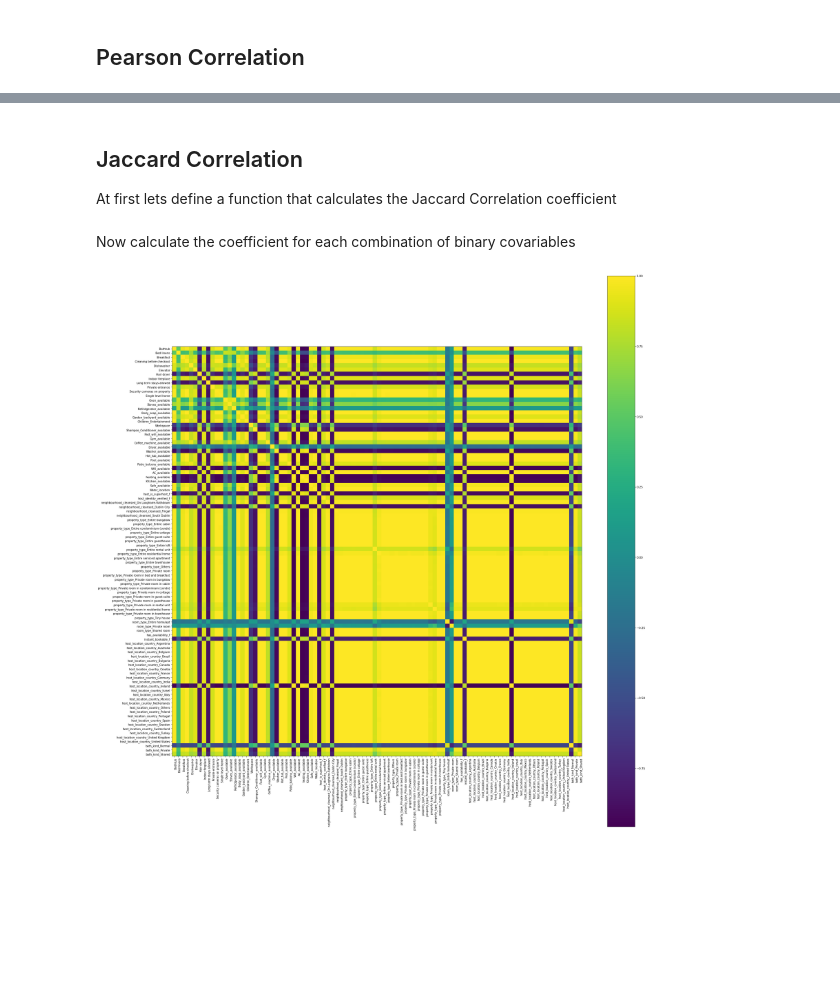
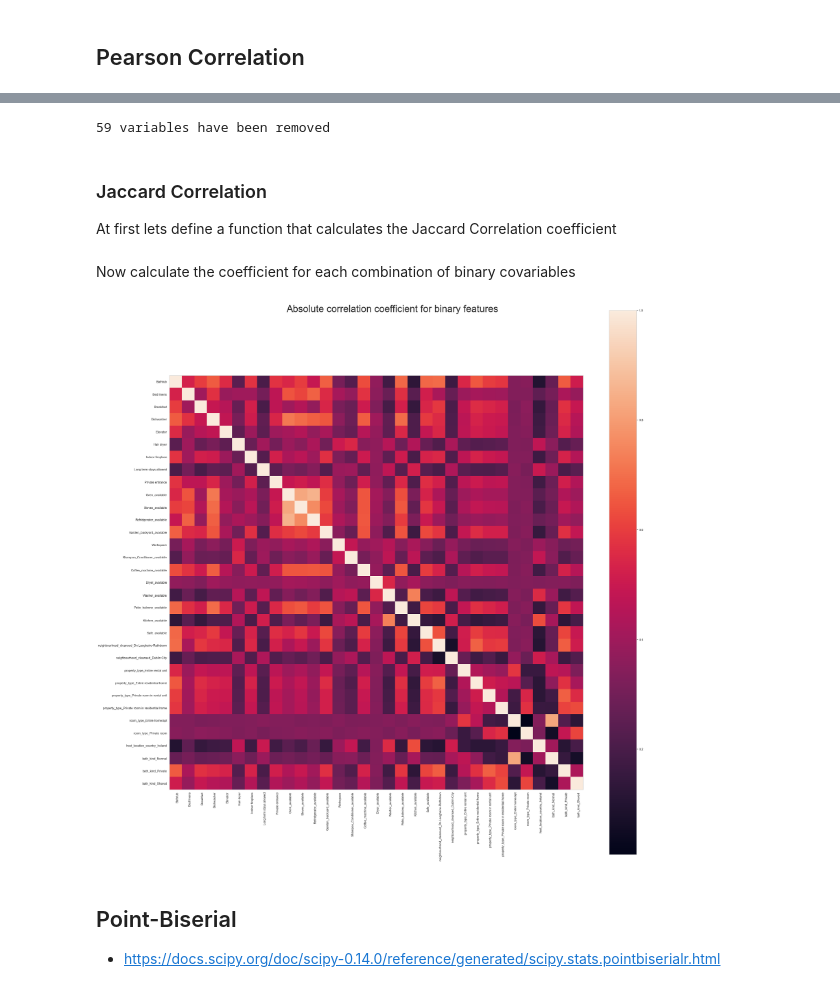
Before and after one commit to dmnk1308/DubAir, a Jupyter notebook: feature_selection.ipynb, the cells around one changed output, grey strips where cells are left out. Drawn from its saved outputs; the diff is of its cells as text; code cells hidden in the pictures; blank space fills up the shorter version.

```diff
--- a/feature_selection.ipynb
+++ b/feature_selection.ipynb
@@ -409,7 +413,7 @@ fig.show()
 ## Boosting
 # %%
 params = {
-    "n_estimators": 1500,
+    "n_estimators": 200,
     "max_depth": 2,
     "min_samples_split": 10,
     "learning_rate": 0.1,
@@ -515,7 +519,7 @@ num_col = ['host_since', 'host_listings_count', 'latitude', 'longitude',
        'Baby_friendly', 'sound_system_number', 'Free_parking_number', 'Paid_parking_number']
 
 
-catg_col = ['Bathtub', 'Bed linens', 'Breakfast',
+binary_col = ['Bathtub', 'Bed linens', 'Breakfast',
        'Cleaning before checkout', 'Dishwasher', 'Elevator', 'Hair dryer',
        'Indoor fireplace', 'Long term stays allowed', 'Private entrance',
        'Security cameras on property', 'Single level home', 'Oven_available',
@@ -526,9 +530,7 @@ catg_col = ['Bathtub', 'Bed linens', 'Breakfast',
        'Washer_available', 'Hot_tub_available', 'Pool_available',
        'Patio_balcony_available', 'Wifi_available', 'AC_available',
        'heating_available', 'Kitchen_available', 'Safe_available',
-       'Water_location', 'host_is_superhost_f',
-       'host_identity_verified_f',
-       'neighbourhood_cleansed_Dn Laoghaire-Rathdown',
+       'Water_location','neighbourhood_cleansed_Dn Laoghaire-Rathdown',
        'neighbourhood_cleansed_Dublin City',
        'neighbourhood_cleansed_Fingal',
        'neighbourhood_cleansed_South Dublin',
@@ -553,7 +555,6 @@ catg_col = ['Bathtub', 'Bed linens', 'Breakfast',
        'property_type_Private room in townhouse',
        'property_type_Tiny house', 'room_type_Entire home/apt',
        'room_type_Private room', 'room_type_Shared room',
-       'has_availability_f', 'instant_bookable_f',
        'host_location_country_Argentina',
        'host_location_country_Australia', 'host_location_country_Belgium',
        'host_location_country_Brazil', 'host_location_country_Bulgaria',
@@ -593,5 +623,17 @@ plt.show()
+# %%
+binary_df = listings.filter(binary_col)
+
+sel = VarianceThreshold(threshold=(.9 * (1 - .9)))
+sel.feature_names_in_ = binary_df.columns
+
+sel.fit_transform(binary_df)
+binary_col = sel.get_feature_names_out()
+print(str(len(binary_df.columns) - len(binary_col)) + " variables have been removed")
+binary_df = binary_df.filter(binary_col)
+# %% [output]
+59 variables have been removed
 # %% [markdown]
-## Jaccard Correlation
+### Jaccard Correlation
 
 At first lets define a function that calculates the Jaccard Correlation coefficient
 # %%
@@ -607,25 +649,30 @@ def jac(x,y):
 # %% [markdown]
 Now calculate the coefficient for each combination of binary covariables
 # %%
-binary_df = listings.filter(catg_col)
+# init matrix
+A = np.zeros((len(binary_col), len(binary_col)))
 
-# init matrix
-A = np.zeros((len(catg_col), len(catg_col)))
-
-for i, a in enumerate(catg_col):
-    for j, b in enumerate(catg_col):
+for i, a in enumerate(binary_col):
+    for j, b in enumerate(binary_col):
         A[i,j] = jac(binary_df[a], binary_df[b])
 # %%
-jac_df = pd.DataFrame(A)
+JACCARD = pd.DataFrame(np.abs(A))
+jac_df = pd.DataFrame(np.abs(A))
 
 fig, ax = plt.subplots(figsize = (30,30))
-im = ax.imshow(jac_df.corr())
+im = ax.imshow(jac_df)
 ax.figure.colorbar(im)
-ax.set_xticks(np.arange(len(catg_col)), labels=catg_col)
-ax.set_yticks(np.arange(len(catg_col)), labels=catg_col)
+ax.grid(None)
+ax.set_xticks(np.arange(len(binary_col)), labels=binary_col)
+ax.set_yticks(np.arange(len(binary_col)), labels=binary_col)
 plt.setp(ax.get_xticklabels(), rotation=90, ha="right",
          rotation_mode="anchor")
+fig.suptitle("Absolute correlation coefficient for binary features", fontsize = 35)
 fig.tight_layout()
 plt.show()
 # %% [output]
-[figure, old version]
+[figure, new version]
+# %% [markdown]
+## Point-Biserial
+
+- https://docs.scipy.org/doc/scipy-0.14.0/reference/generated/scipy.stats.pointbiserialr.html
```
Also changed, not shown: parts of 59 cells of this notebook, 2 other files.
